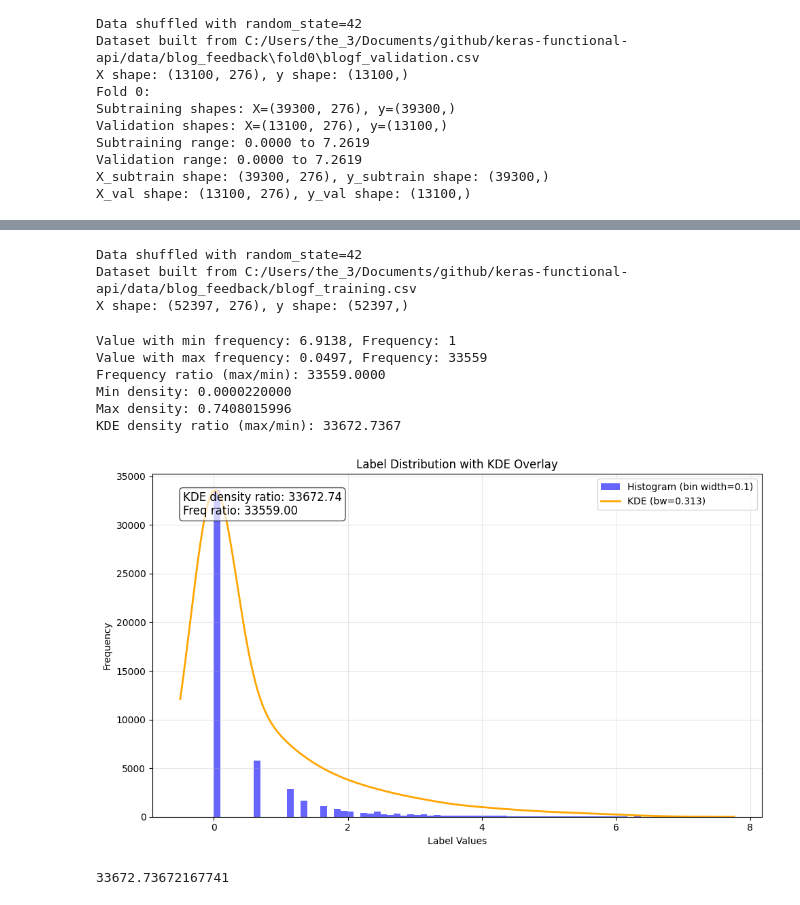
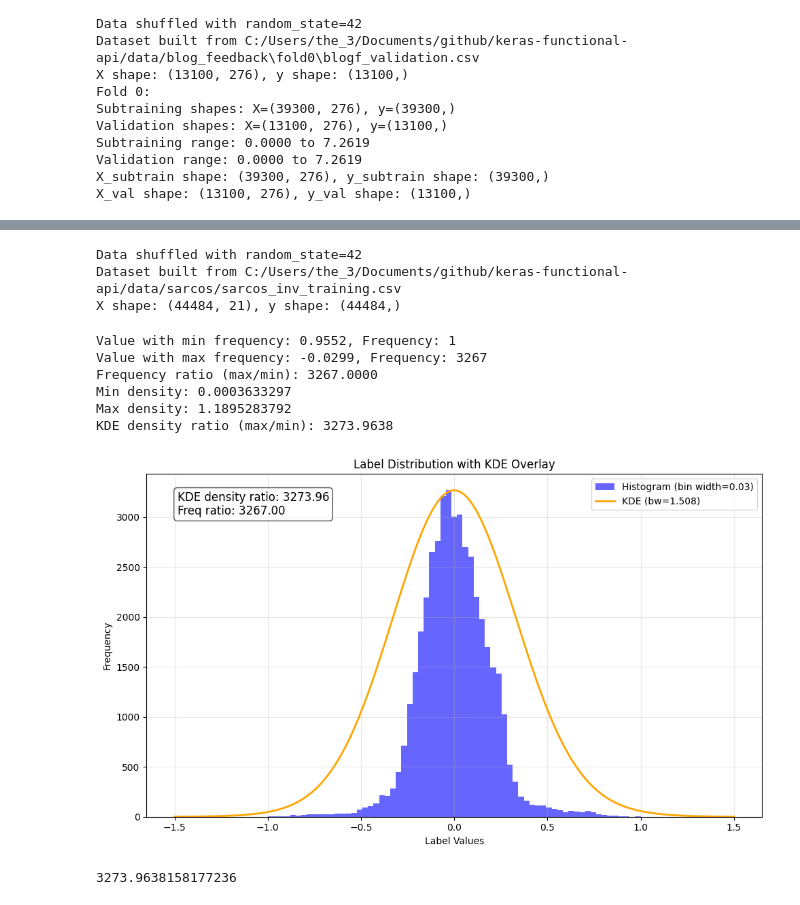
Before and after one commit to Machine-Earning/CISIR, a Jupyter notebook: notebooks/ds_prep_blog_feedback.ipynb, the cells around one changed output, grey strips where cells are left out. Cells and saved outputs as stored; diff of their text form; code cells hidden in the pictures.

```diff
--- a/notebooks/ds_prep_blog_feedback.ipynb
+++ b/notebooks/ds_prep_blog_feedback.ipynb
@@ -1500,14 +1478,14 @@ def filter_ds_blogf(
     return X_combined, y_combined
 # %%
 # find the kde such that ratio is maintained on the training set
-training_path = 'C:/Users/the_3/Documents/github/keras-functional-api/data/blog_feedback/blogf_training.csv'
+training_path = 'C:/Users/the_3/Documents/github/keras-functional-api/data/sarcos/sarcos_inv_training.csv'
 
 # build training set
-X_train, y_train = build_blogf_ds(training_path, shuffle_data=True, random_state=42)
+X_train, y_train = build_sarcos_ds(training_path, shuffle_data=True, random_state=42)
 # %% [output]
 Data shuffled with random_state=42
-Dataset built from C:/Users/the_3/Documents/github/keras-functional-api/data/blog_feedback/blogf_training.csv
-X shape: (52397, 276), y shape: (52397,)
+Dataset built from C:/Users/the_3/Documents/github/keras-functional-api/data/sarcos/sarcos_inv_training.csv
+X shape: (44484, 21), y shape: (44484,)
 # %%
 def analyze_label_dist_with_kde(y: np.ndarray, kde_bandwidth: float = 0.1, bin_width: float = 10) -> float:
     """
@@ -1606,13 +1584,13 @@ def analyze_label_dist_with_kde(y: np.ndarray, kde_bandwidth: float = 0.1, bin_w
 
     return density_ratio
 # %%
-analyze_label_dist_with_kde(y_train, 0.313, bin_width=0.1)
+analyze_label_dist_with_kde(y_train, 1.508, bin_width=0.03)
 # %% [output]
-Value with min frequency: 6.9138, Frequency: 1
-Value with max frequency: 0.0497, Frequency: 33559
-Frequency ratio (max/min): 33559.0000
-Min density: 0.0000220000
-Max density: 0.7408015996
-KDE density ratio (max/min): 33672.7367
+Value with min frequency: 0.9552, Frequency: 1
+Value with max frequency: -0.0299, Frequency: 3267
+Frequency ratio (max/min): 3267.0000
+Min density: 0.0003633297
+Max density: 1.1895283792
+KDE density ratio (max/min): 3273.9638
-[figure, old version]
+[figure, new version]
-33672.73672167741
+3273.9638158177236
```
Also changed, not shown: parts of 4 cells of this notebook.
